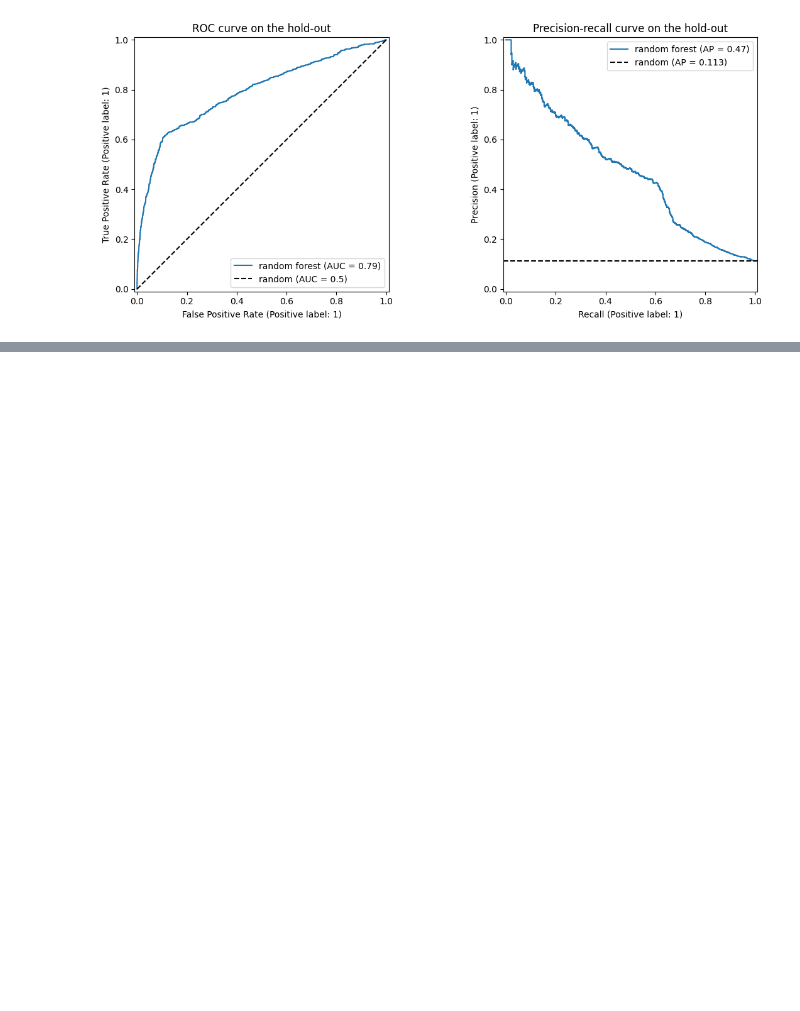
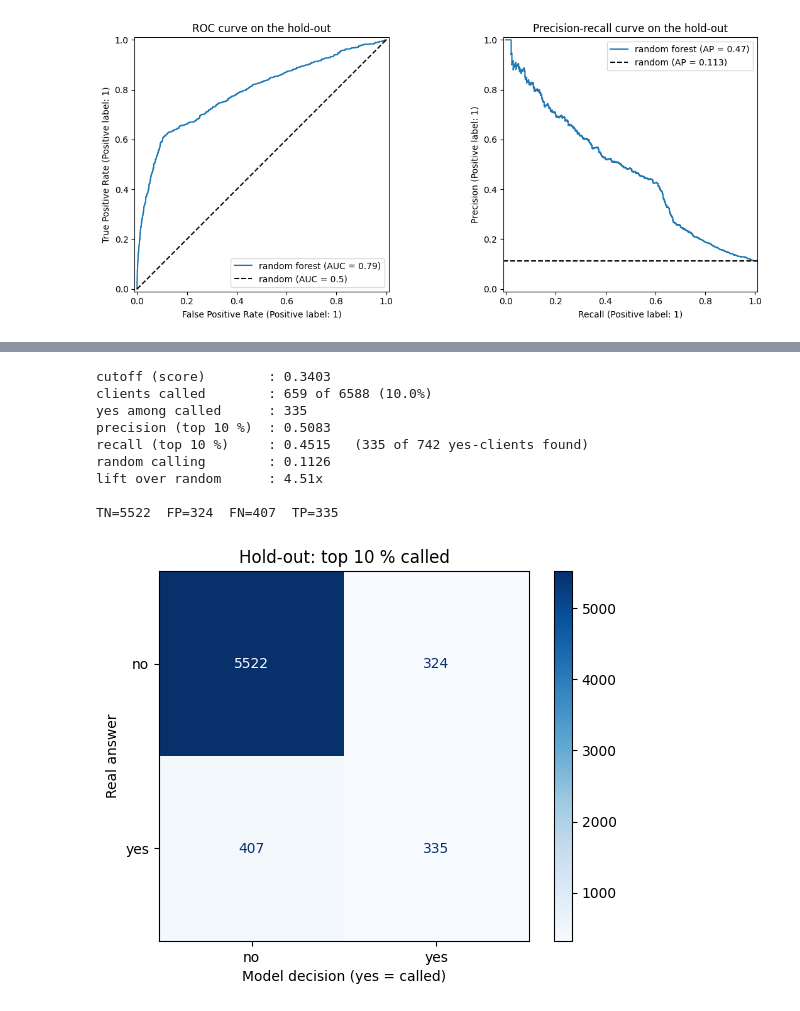
Before and after one commit to ayazhanaisan-prog/aisan_ML_task_3, a Jupyter notebook: aisan_ML_task_3.ipynb, the cells around one changed output, grey strips where cells are left out. Cells and saved outputs as stored; diff of their text form; code cells hidden in the pictures; blank space fills up the shorter version.

Commit message:
Stage 7: 10 % cutoff, confusion matrix, limits

```diff
--- a/aisan_ML_task_3.ipynb
+++ b/aisan_ML_task_3.ipynb
@@ -578,0 +590,43 @@ Hold-out average precision: 0.4705   (CV on dev: 0.4732 ± 0.0108)
+# %%
+from sklearn.metrics import confusion_matrix, ConfusionMatrixDisplay
+
+cutoff = np.quantile(hold_score, 0.90)
+hold_call = (hold_score >= cutoff).astype(int)
+y_true = y_hold.values
+
+n_call = hold_call.sum()
+tp = ((hold_call == 1) & (y_true == 1)).sum()
+precision_10 = tp / n_call
+recall_10 = tp / y_true.sum()
+base_rate_hold = y_true.mean()
+lift_10 = precision_10 / base_rate_hold
+
+print(f"cutoff (score)        : {cutoff:.4f}")
+print(f"clients called        : {n_call} of {len(y_true)} ({n_call / len(y_true):.1%})")
+print(f"yes among called      : {tp}")
+print(f"precision (top 10 %)  : {precision_10:.4f}")
+print(f"recall (top 10 %)     : {recall_10:.4f}   ({tp} of {y_true.sum()} yes-clients found)")
+print(f"random calling        : {base_rate_hold:.4f}")
+print(f"lift over random      : {lift_10:.2f}x")
+
+cm = confusion_matrix(y_true, hold_call)
+tn, fp, fn, tp_ = cm.ravel()
+print(f"\nTN={tn}  FP={fp}  FN={fn}  TP={tp_}")
+
+disp = ConfusionMatrixDisplay(cm, display_labels=["no", "yes"])
+disp.plot(cmap="Blues", values_format="d")
+disp.ax_.set_xlabel("Model decision (yes = called)")
+disp.ax_.set_ylabel("Real answer")
+disp.ax_.set_title("Hold-out: top 10 % called")
+plt.show()
+# %% [output]
+cutoff (score)        : 0.3403
+clients called        : 659 of 6588 (10.0%)
+yes among called      : 335
+precision (top 10 %)  : 0.5083
+recall (top 10 %)     : 0.4515   (335 of 742 yes-clients found)
+random calling        : 0.1126
+lift over random      : 4.51x
+
+TN=5522  FP=324  FN=407  TP=335
+[figure, added]
```
Also changed, not shown: parts of 2 cells of this notebook.
